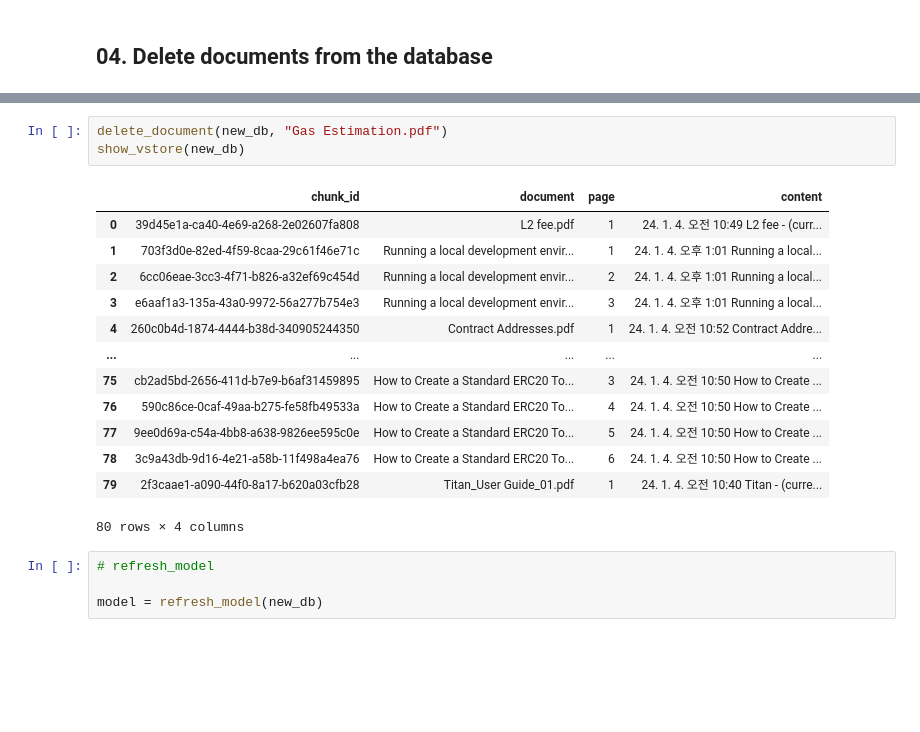
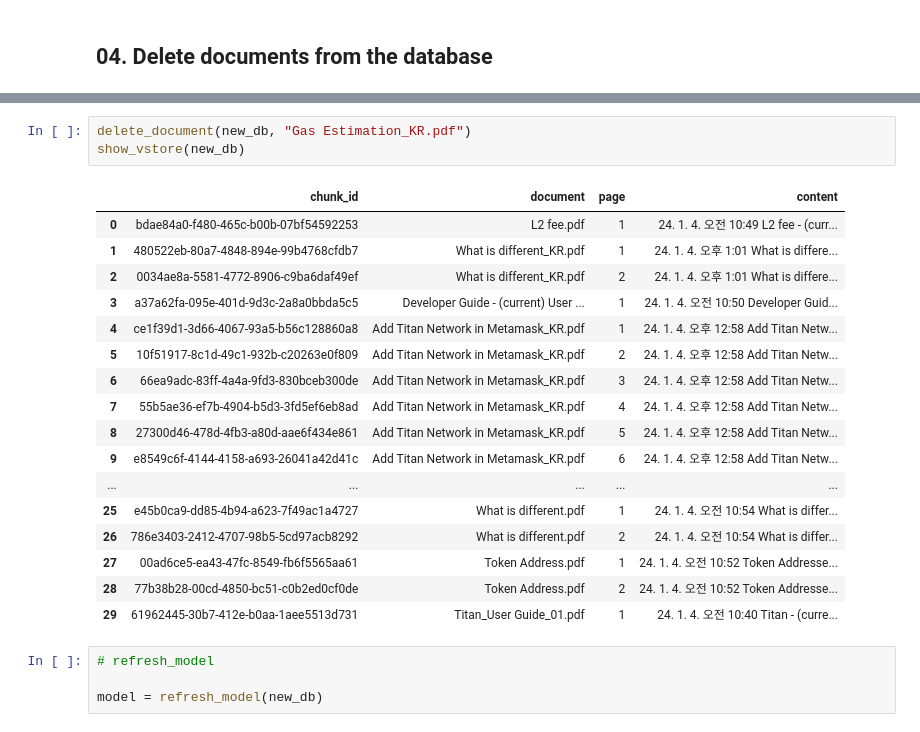
Before and after one commit to tokamak-network/tonchat, a Jupyter notebook: research.ipynb, the cells around one changed output, grey strips where cells are left out. Saved outputs shown, nothing was run; the diff lists cells and outputs as text; blank space fills up the shorter version.

```diff
--- a/research.ipynb
+++ b/research.ipynb
@@ -201,22 +271,26 @@ def refresh_model(_new_store):
     model = RetrievalQAWithSourcesChain.from_chain_type(llm=OpenAI(model="gpt-3.5-turbo-instruct"), chain_type="stuff", retriever=retriever)
     return model
 # %%
-delete_document(new_db, "Gas Estimation.pdf")
+delete_document(new_db, "Gas Estimation_KR.pdf")
 show_vstore(new_db)
 # %% [output]
 |  | chunk_id | document | page | content |
-| 0 | 39d45e1a-ca40-4e69-a268-2e02607fa808 | L2 fee.pdf | 1 | 24. 1. 4. 오전 10:49 L2 fee - (curr... |
-| 1 | 703f3d0e-82ed-4f59-8caa-29c61f46e71c | Running a local development envir... | 1 | 24. 1. 4. 오후 1:01 Running a local... |
-| 2 | 6cc06eae-3cc3-4f71-b826-a32ef69c454d | Running a local development envir... | 2 | 24. 1. 4. 오후 1:01 Running a local... |
-| 3 | e6aaf1a3-135a-43a0-9972-56a277b754e3 | Running a local development envir... | 3 | 24. 1. 4. 오후 1:01 Running a local... |
-| 4 | 260c0b4d-1874-4444-b38d-340905244350 | Contract Addresses.pdf | 1 | 24. 1. 4. 오전 10:52 Contract Addre... |
+| 0 | bdae84a0-f480-465c-b00b-07bf54592253 | L2 fee.pdf | 1 | 24. 1. 4. 오전 10:49 L2 fee - (curr... |
+| 1 | 480522eb-80a7-4848-894e-99b4768cfdb7 | What is different_KR.pdf | 1 | 24. 1. 4. 오후 1:01 What is differe... |
+| 2 | 0034ae8a-5581-4772-8906-c9ba6daf49ef | What is different_KR.pdf | 2 | 24. 1. 4. 오후 1:01 What is differe... |
+| 3 | a37a62fa-095e-401d-9d3c-2a8a0bbda5c5 | Developer Guide - (current) User ... | 1 | 24. 1. 4. 오전 10:50 Developer Guid... |
+| 4 | ce1f39d1-3d66-4067-93a5-b56c128860a8 | Add Titan Network in Metamask_KR.pdf | 1 | 24. 1. 4. 오후 12:58 Add Titan Netw... |
+| 5 | 10f51917-8c1d-49c1-932b-c20263e0f809 | Add Titan Network in Metamask_KR.pdf | 2 | 24. 1. 4. 오후 12:58 Add Titan Netw... |
+| 6 | 66ea9adc-83ff-4a4a-9fd3-830bceb300de | Add Titan Network in Metamask_KR.pdf | 3 | 24. 1. 4. 오후 12:58 Add Titan Netw... |
+| 7 | 55b5ae36-ef7b-4904-b5d3-3fd5ef6eb8ad | Add Titan Network in Metamask_KR.pdf | 4 | 24. 1. 4. 오후 12:58 Add Titan Netw... |
+| 8 | 27300d46-478d-4fb3-a80d-aae6f434e861 | Add Titan Network in Metamask_KR.pdf | 5 | 24. 1. 4. 오후 12:58 Add Titan Netw... |
+| 9 | e8549c6f-4144-4158-a693-26041a42d41c | Add Titan Network in Metamask_KR.pdf | 6 | 24. 1. 4. 오후 12:58 Add Titan Netw... |
 | ... | ... | ... | ... | ... |
-| 75 | cb2ad5bd-2656-411d-b7e9-b6af31459895 | How to Create a Standard ERC20 To... | 3 | 24. 1. 4. 오전 10:50 How to Create ... |
-| 76 | 590c86ce-0caf-49aa-b275-fe58fb49533a | How to Create a Standard ERC20 To... | 4 | 24. 1. 4. 오전 10:50 How to Create ... |
-| 77 | 9ee0d69a-c54a-4bb8-a638-9826ee595c0e | How to Create a Standard ERC20 To... | 5 | 24. 1. 4. 오전 10:50 How to Create ... |
-| 78 | 3c9a43db-9d16-4e21-a58b-11f498a4ea76 | How to Create a Standard ERC20 To... | 6 | 24. 1. 4. 오전 10:50 How to Create ... |
-| 79 | 2f3caae1-a090-44f0-8a17-b620a03cfb28 | Titan_User Guide_01.pdf | 1 | 24. 1. 4. 오전 10:40 Titan - (curre... |
+| 25 | e45b0ca9-dd85-4b94-a623-7f49ac1a4727 | What is different.pdf | 1 | 24. 1. 4. 오전 10:54 What is differ... |
+| 26 | 786e3403-2412-4707-98b5-5cd97acb8292 | What is different.pdf | 2 | 24. 1. 4. 오전 10:54 What is differ... |
+| 27 | 00ad6ce5-ea43-47fc-8549-fb6f5565aa61 | Token Address.pdf | 1 | 24. 1. 4. 오전 10:52 Token Addresse... |
+| 28 | 77b38b28-00cd-4850-bc51-c0b2ed0cf0de | Token Address.pdf | 2 | 24. 1. 4. 오전 10:52 Token Addresse... |
+| 29 | 61962445-30b7-412e-b0aa-1aee5513d731 | Titan_User Guide_01.pdf | 1 | 24. 1. 4. 오전 10:40 Titan - (curre... |
-80 rows × 4 columns
 # %%
 # refresh_model
 
```
Also changed, not shown: parts of 13 cells of this notebook, 2 other files.
